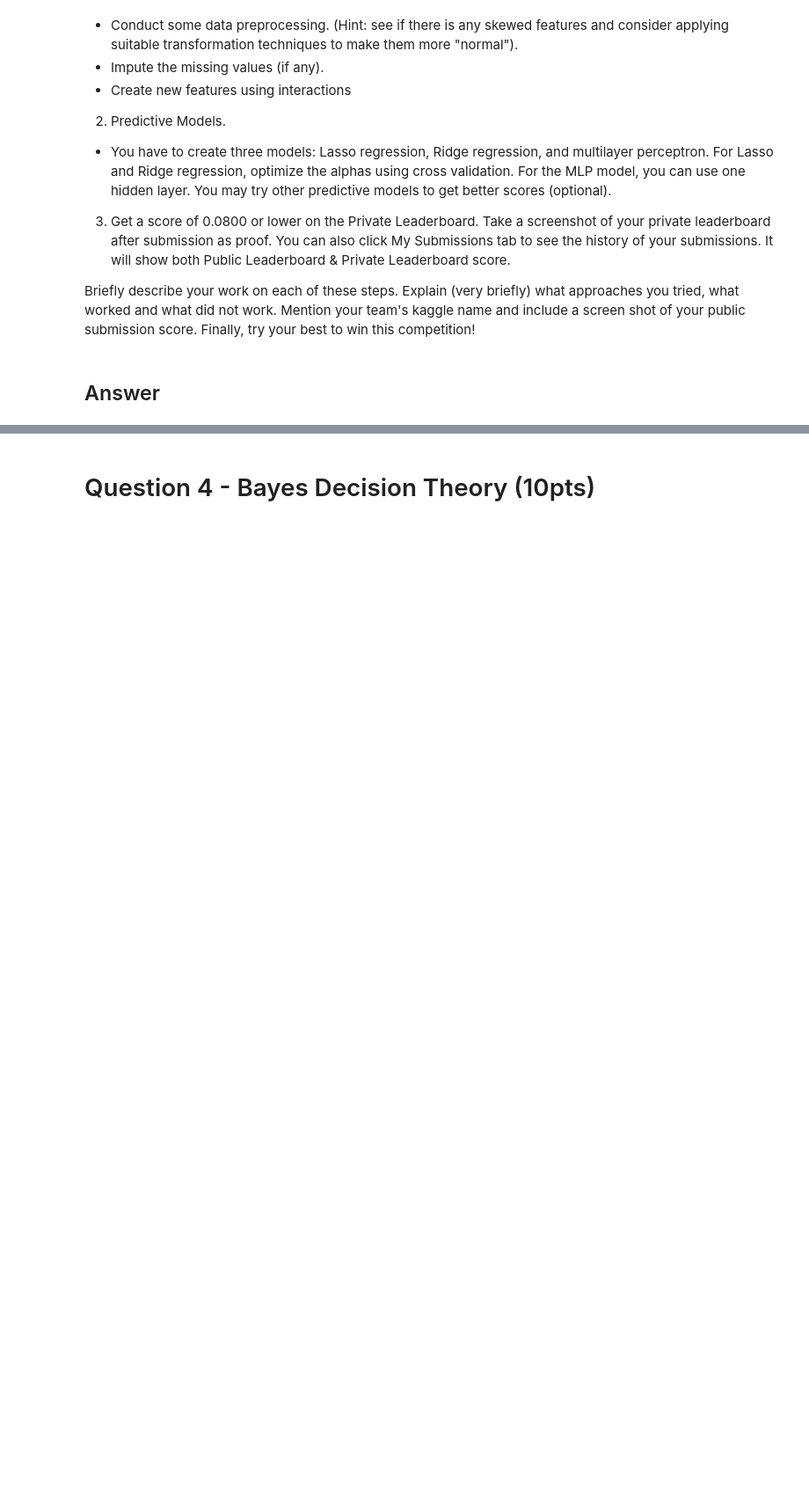
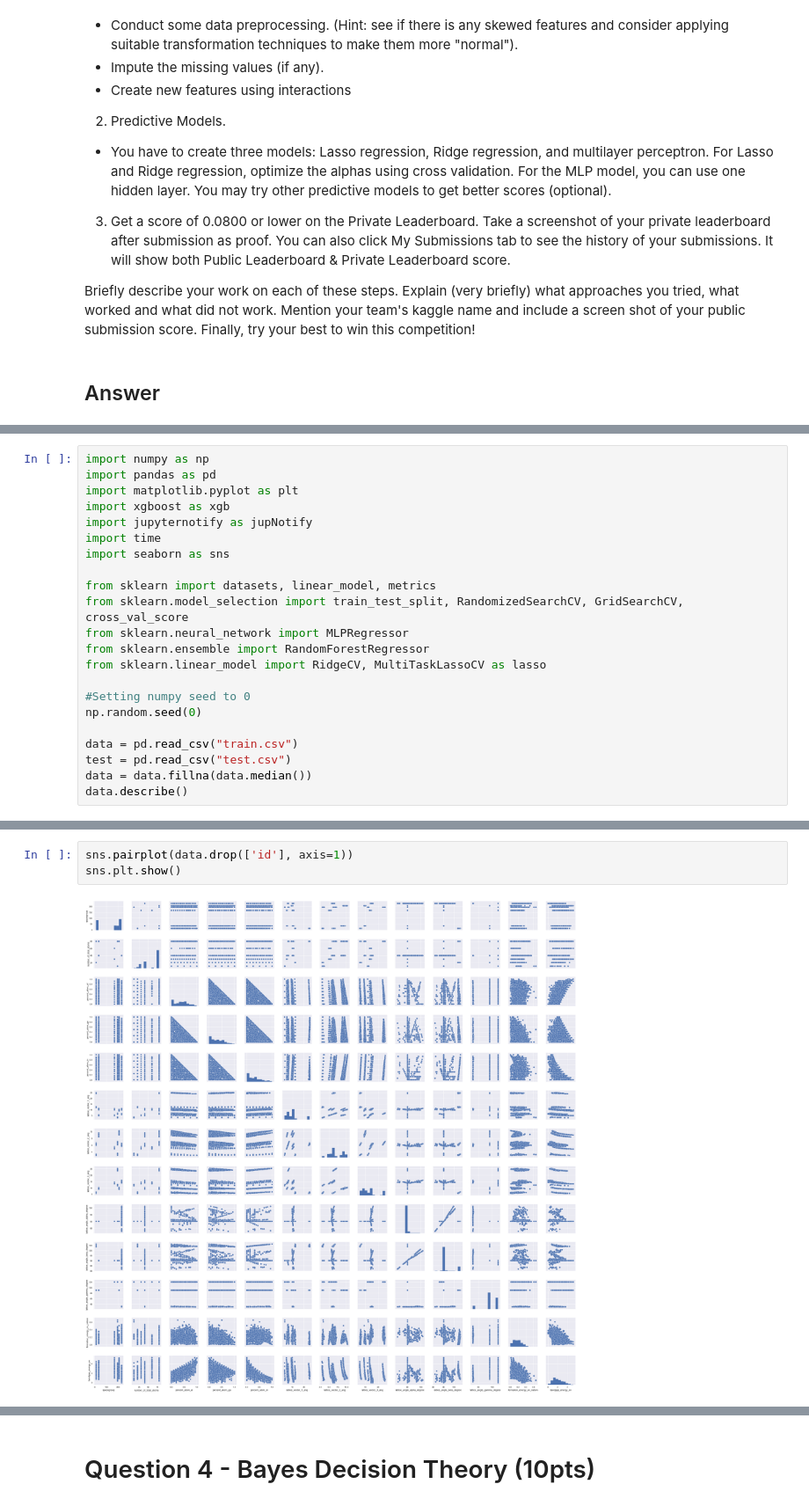
Before and after one commit to AdventurousProgrammer/DataSciencePrinciples-HW, a Jupyter notebook: HW3/HW3.ipynb, the cells around one changed output, grey strips where cells are left out. Shown at 88% size. Cells and saved outputs as stored; diff of their text form; blank space fills up the shorter version.

```diff
--- a/HW3/HW3.ipynb
+++ b/HW3/HW3.ipynb
@@ -371,0 +406,22 @@ Briefly describe your work on each of these steps. Explain (very briefly) what a
+# %%
+import numpy as np
+import pandas as pd
+import matplotlib.pyplot as plt
+import xgboost as xgb
+import jupyternotify as jupNotify
+import time
+import seaborn as sns
+
+from sklearn import datasets, linear_model, metrics
+from sklearn.model_selection import train_test_split, RandomizedSearchCV, GridSearchCV, cross_val_score
+from sklearn.neural_network import MLPRegressor
+from sklearn.ensemble import RandomForestRegressor
+from sklearn.linear_model import RidgeCV, MultiTaskLassoCV as lasso
+
+#Setting numpy seed to 0
+np.random.seed(0)
+
+data = pd.read_csv("train.csv")
+test = pd.read_csv("test.csv")
+data = data.fillna(data.median())
+data.describe()
@@ -371,0 +438,5 @@ Briefly describe your work on each of these steps. Explain (very briefly) what a
+# %%
+sns.pairplot(data.drop(['id'], axis=1))
+sns.plt.show()
+# %% [output]
+[figure, added]
```
Also changed, not shown: parts of 19 cells of this notebook, 7 other files.
